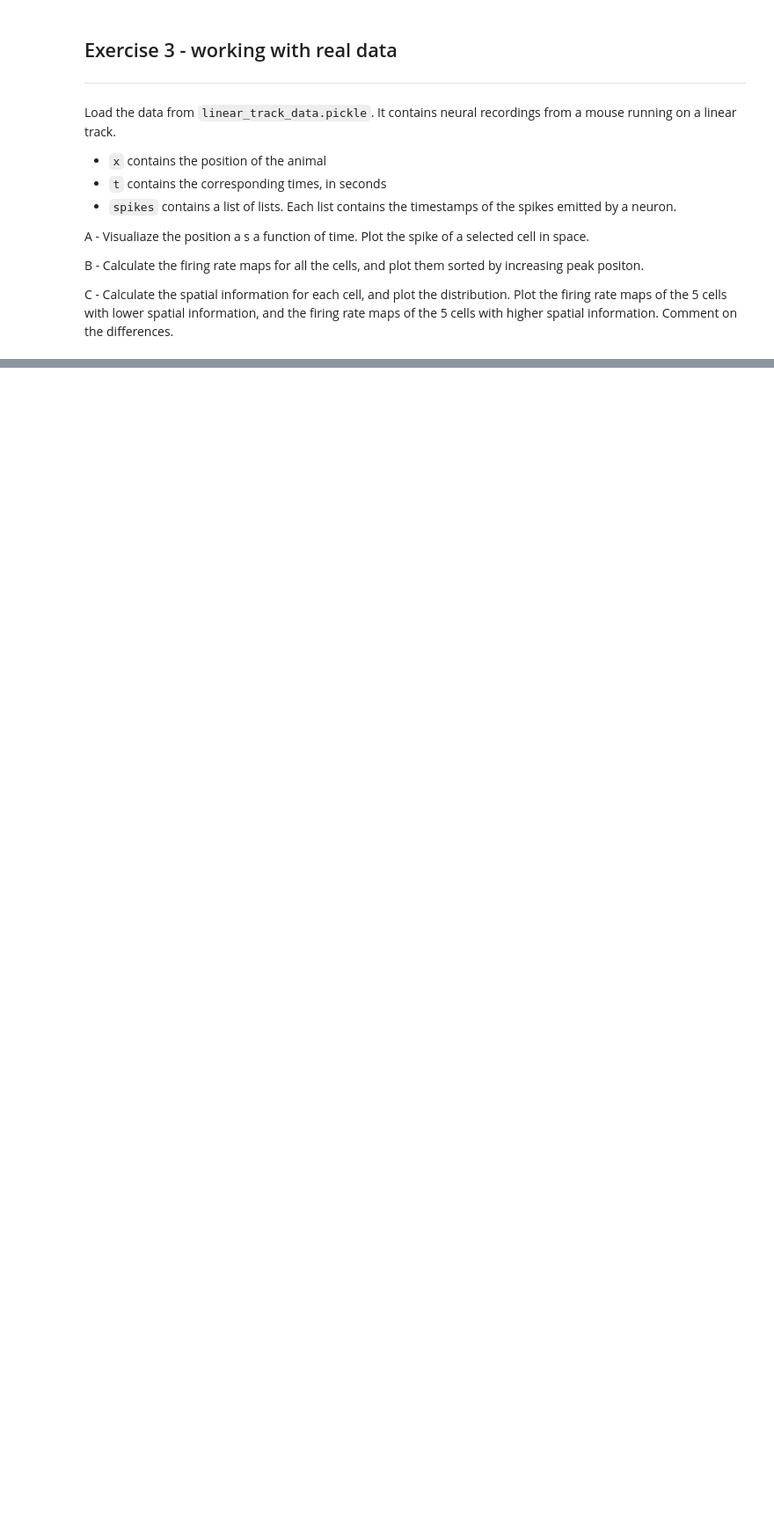
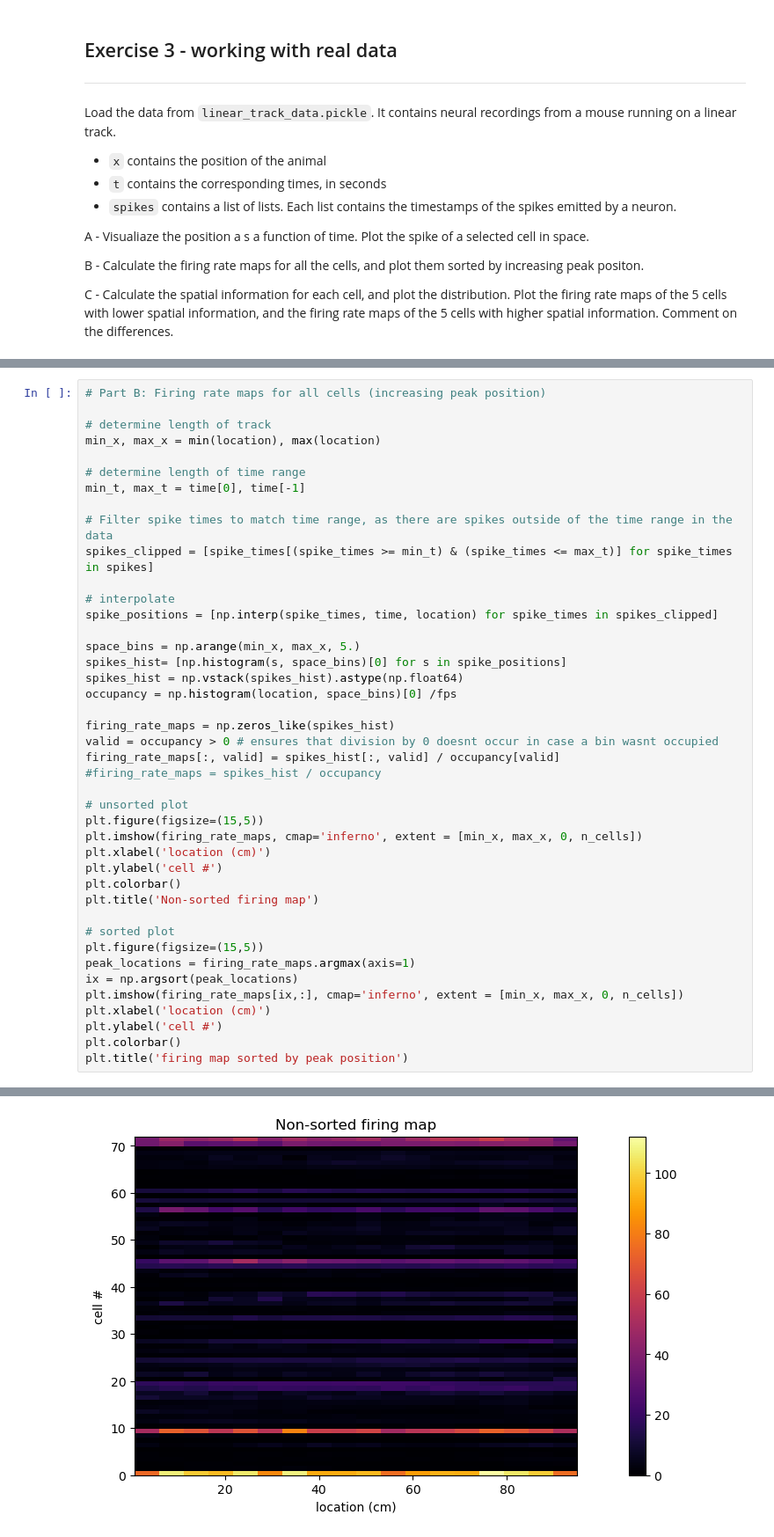
Before and after one commit to lschlinkheider/neuroanalysis, a Jupyter notebook: single_cell_analysis/01-tuning-curves/exercises.ipynb, the cells around one changed output, grey strips where cells are left out. Shown at 88% size. Drawn from its saved outputs; the diff is of its cells as text; blank space fills up the shorter version.

```diff
--- a/single_cell_analysis/01-tuning-curves/exercises.ipynb
+++ b/single_cell_analysis/01-tuning-curves/exercises.ipynb
@@ -498,0 +523,43 @@ C - Calculate the spatial information for each cell, and plot the distribution.
+# %%
+# Part B: Firing rate maps for all cells (increasing peak position)
+
+# determine length of track
+min_x, max_x = min(location), max(location)
+
+# determine length of time range
+min_t, max_t = time[0], time[-1]
+
+# Filter spike times to match time range, as there are spikes outside of the time range in the data
+spikes_clipped = [spike_times[(spike_times >= min_t) & (spike_times <= max_t)] for spike_times in spikes]
+
+# interpolate
+spike_positions = [np.interp(spike_times, time, location) for spike_times in spikes_clipped]
+
+space_bins = np.arange(min_x, max_x, 5.)
+spikes_hist= [np.histogram(s, space_bins)[0] for s in spike_positions]
+spikes_hist = np.vstack(spikes_hist).astype(np.float64)
+occupancy = np.histogram(location, space_bins)[0] /fps
+
+firing_rate_maps = np.zeros_like(spikes_hist)
+valid = occupancy > 0 # ensures that division by 0 doesnt occur in case a bin wasnt occupied
+firing_rate_maps[:, valid] = spikes_hist[:, valid] / occupancy[valid]
+#firing_rate_maps = spikes_hist / occupancy
+
+# unsorted plot
+plt.figure(figsize=(15,5))
+plt.imshow(firing_rate_maps, cmap='inferno', extent = [min_x, max_x, 0, n_cells])
+plt.xlabel('location (cm)')
+plt.ylabel('cell #')
+plt.colorbar()
+plt.title('Non-sorted firing map')
+
+# sorted plot
+plt.figure(figsize=(15,5))
+peak_locations = firing_rate_maps.argmax(axis=1)
+ix = np.argsort(peak_locations)
+plt.imshow(firing_rate_maps[ix,:], cmap='inferno', extent = [min_x, max_x, 0, n_cells])
+plt.xlabel('location (cm)')
+plt.ylabel('cell #')
+plt.colorbar()
+plt.title('firing map sorted by peak position')
+# %% [output]
@@ -498,0 +567 @@ C - Calculate the spatial information for each cell, and plot the distribution.
+[figure, added]
```
Also changed, not shown: parts of 7 cells of this notebook.
